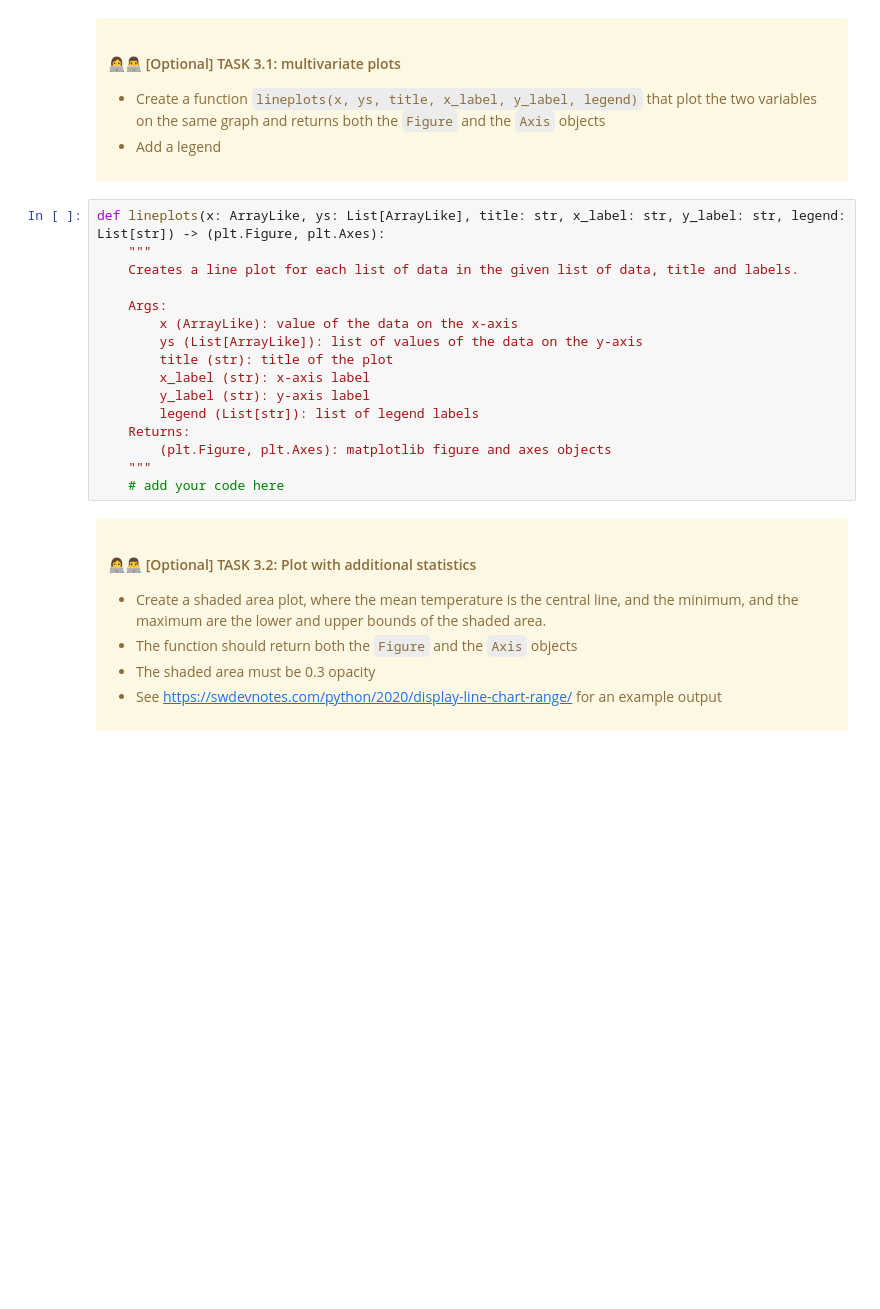
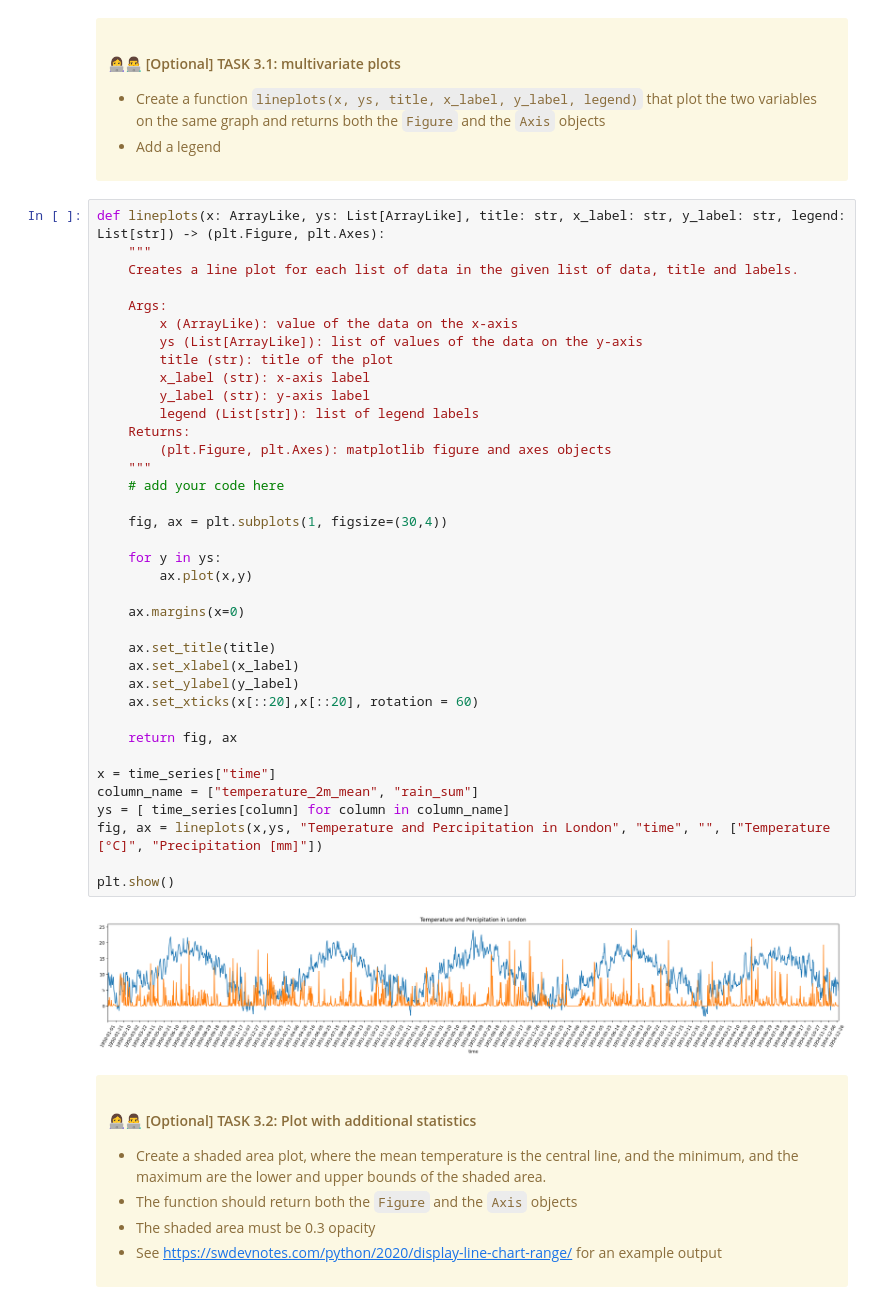
Before and after one commit to UCL-ELEC0136/3-data-processing-CurieN26, a Jupyter notebook: 3-data-processing.ipynb, the cells around one changed output. Cells and saved outputs as stored; diff of their text form; blank space fills up the shorter version.

```diff
--- a/3-data-processing.ipynb
+++ b/3-data-processing.ipynb
@@ -200,19 +205,42 @@ plt.show()
 # %%
 def lineplots(x: ArrayLike, ys: List[ArrayLike], title: str, x_label: str, y_label: str, legend: List[str]) -> (plt.Figure, plt.Axes):
     """
     Creates a line plot for each list of data in the given list of data, title and labels.
 
     Args:
         x (ArrayLike): value of the data on the x-axis
         ys (List[ArrayLike]): list of values of the data on the y-axis
         title (str): title of the plot
         x_label (str): x-axis label
         y_label (str): y-axis label
         legend (List[str]): list of legend labels
     Returns:
         (plt.Figure, plt.Axes): matplotlib figure and axes objects
     """
     # add your code here
+
+    fig, ax = plt.subplots(1, figsize=(30,4))
+
+    for y in ys:
+        ax.plot(x,y)
+
+    ax.margins(x=0)
+
+    ax.set_title(title)
+    ax.set_xlabel(x_label)
+    ax.set_ylabel(y_label)
+    ax.set_xticks(x[::20],x[::20], rotation = 60)
+
+    return fig, ax
+
+x = time_series["time"]
+column_name = ["temperature_2m_mean", "rain_sum"]
+ys = [ time_series[column] for column in column_name]
+fig, ax = lineplots(x,ys, "Temperature and Percipitation in London", "time", "", ["Temperature [°C]", "Precipitation [mm]"])
+
+plt.show()
+# %% [output]
+[figure, added]
 # %% [markdown]
 <div class="alert alert-block alert-warning">
 <h4>👩‍💻👨‍💻 [Optional] TASK 3.2: Plot with additional statistics</h4>
```
Also changed, not shown: parts of 15 cells of this notebook.
